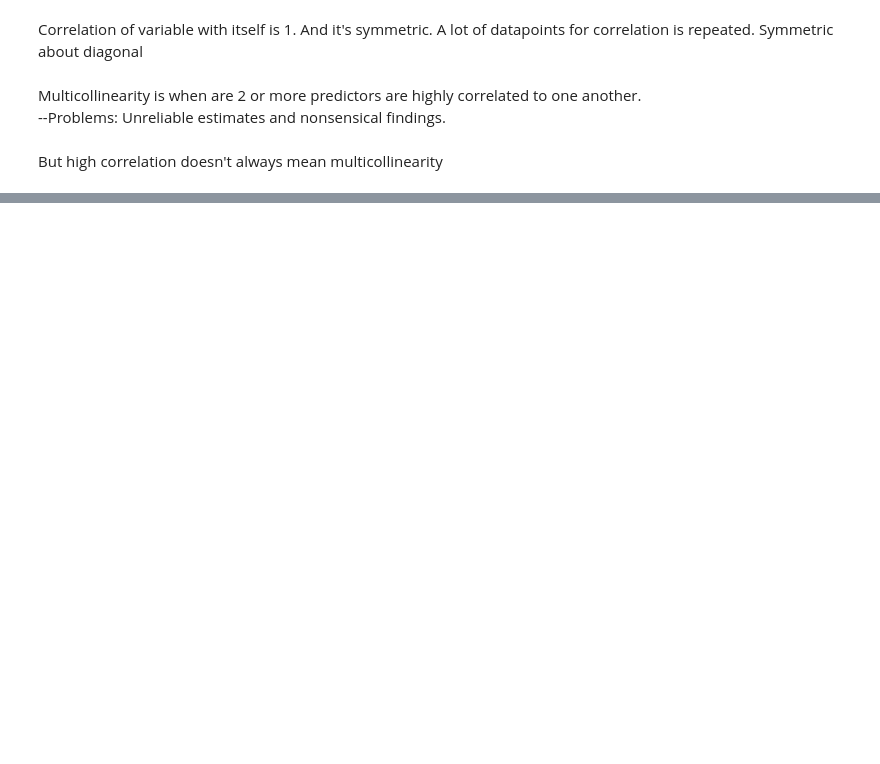
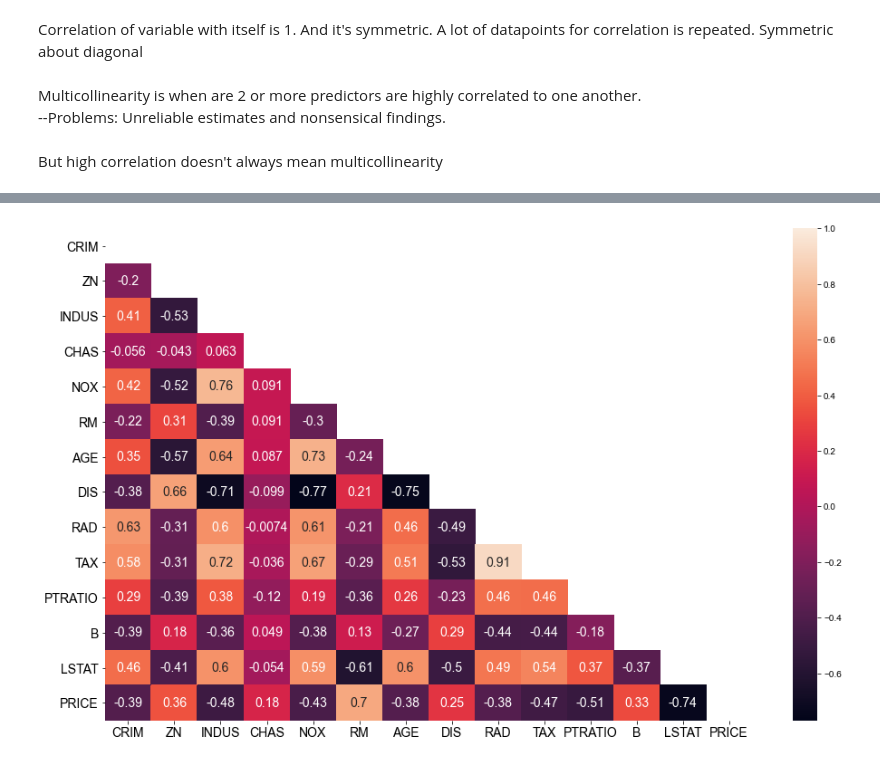
Before and after one commit to ssaiganesh/Machine-Learning-With-Python, a Jupyter notebook: Linear Regression/MultiVariate Regression/mvreg.ipynb, the cells around one changed output, grey strips where cells are left out. Cells and saved outputs as stored; diff of their text form; code cells hidden in the pictures; blank space fills up the shorter version.

```diff
--- a/Linear Regression/MultiVariate Regression/mvreg.ipynb
+++ b/Linear Regression/MultiVariate Regression/mvreg.ipynb
@@ -412,3 +413,8 @@ Correlation of variable with itself is 1. And it's symmetric. A lot of datapoint
 Multicollinearity is when are 2 or more predictors are highly correlated to one another. <br> --Problems: Unreliable estimates and nonsensical findings.
 # %% [markdown]
 But high correlation doesn't always mean multicollinearity
+# %%
+mask = np.zeros_like(data.corr())
+triangle_indices = np.triu_indices_from(mask)
+mask[triangle_indices] = True
+mask
@@ -414,0 +436,9 @@ But high correlation doesn't always mean multicollinearity
+# %%
+plt.figure(figsize = (16,10))
+sns.heatmap(data.corr(), mask=mask, annot = True, annot_kws = {'size': 14})
+sns.set_style('white')
+plt.xticks(fontsize = 14)
+plt.yticks(fontsize = 14)
+plt.show()
+# %% [output]
+[figure, added]
```
Also changed, not shown: parts of 8 cells of this notebook.
